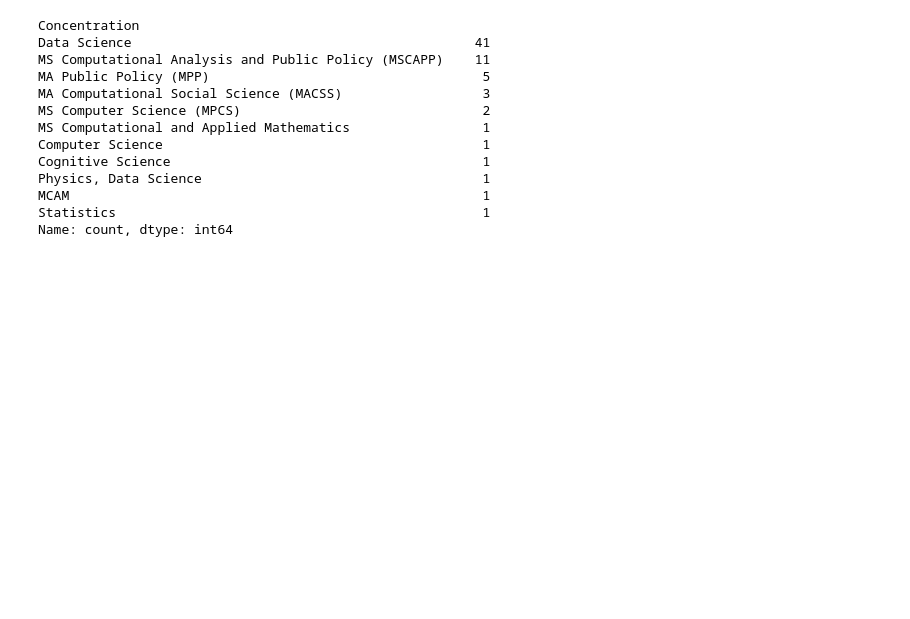
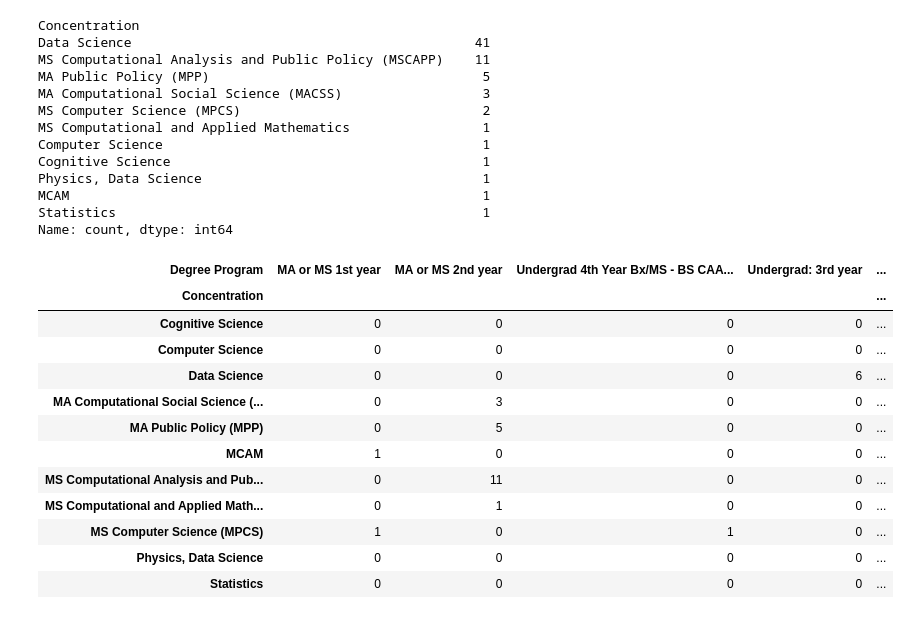
Before and after one commit to dsi-clinic/the-clinic, a Jupyter notebook: admin/matching/notebooks/matching.ipynb, the cells around one changed output. Cells and saved outputs as stored; diff of their text form; code cells hidden in the pictures; blank space fills up the shorter version.

Commit message:
add crosstab for program/concentration

```diff
--- a/admin/matching/notebooks/matching.ipynb
+++ b/admin/matching/notebooks/matching.ipynb
@@ -337,3 +339,19 @@ Physics, Data Science                                    1
 MCAM                                                     1
 Statistics                                               1
 Name: count, dtype: int64
+# %%
+pd.crosstab(roster["Concentration"], roster["Degree Program"])
+# %% [output]
+| Degree Program | MA or MS 1st year | MA or MS 2nd year | Undergrad 4th Year Bx/MS - BS CAA... | Undergrad: 3rd year | ... |
+| Concentration |  |  |  |  | ... |
+| Cognitive Science | 0 | 0 | 0 | 0 | ... |
+| Computer Science | 0 | 0 | 0 | 0 | ... |
+| Data Science | 0 | 0 | 0 | 6 | ... |
+| MA Computational Social Science (... | 0 | 3 | 0 | 0 | ... |
+| MA Public Policy (MPP) | 0 | 5 | 0 | 0 | ... |
+| MCAM | 1 | 0 | 0 | 0 | ... |
+| MS Computational Analysis and Pub... | 0 | 11 | 0 | 0 | ... |
+| MS Computational and Applied Math... | 0 | 1 | 0 | 0 | ... |
+| MS Computer Science (MPCS) | 1 | 0 | 1 | 0 | ... |
+| Physics, Data Science | 0 | 0 | 0 | 0 | ... |
+| Statistics | 0 | 0 | 0 | 0 | ... |
```
Also changed, not shown: parts of 1 cell of this notebook.
